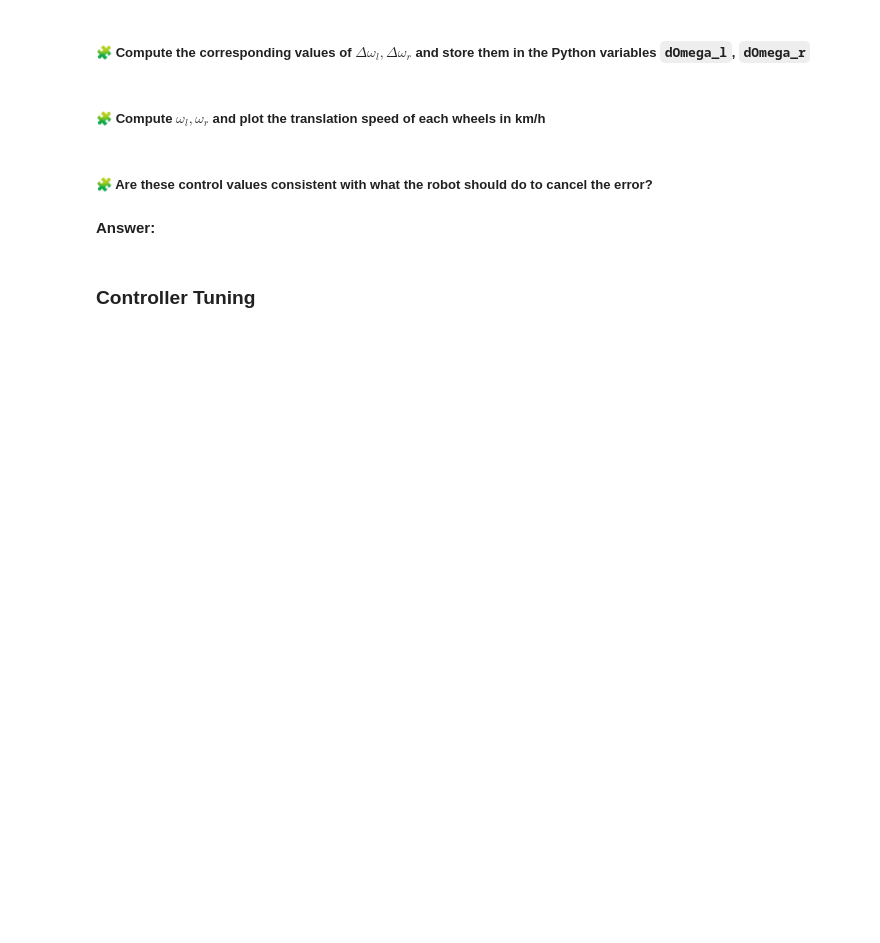
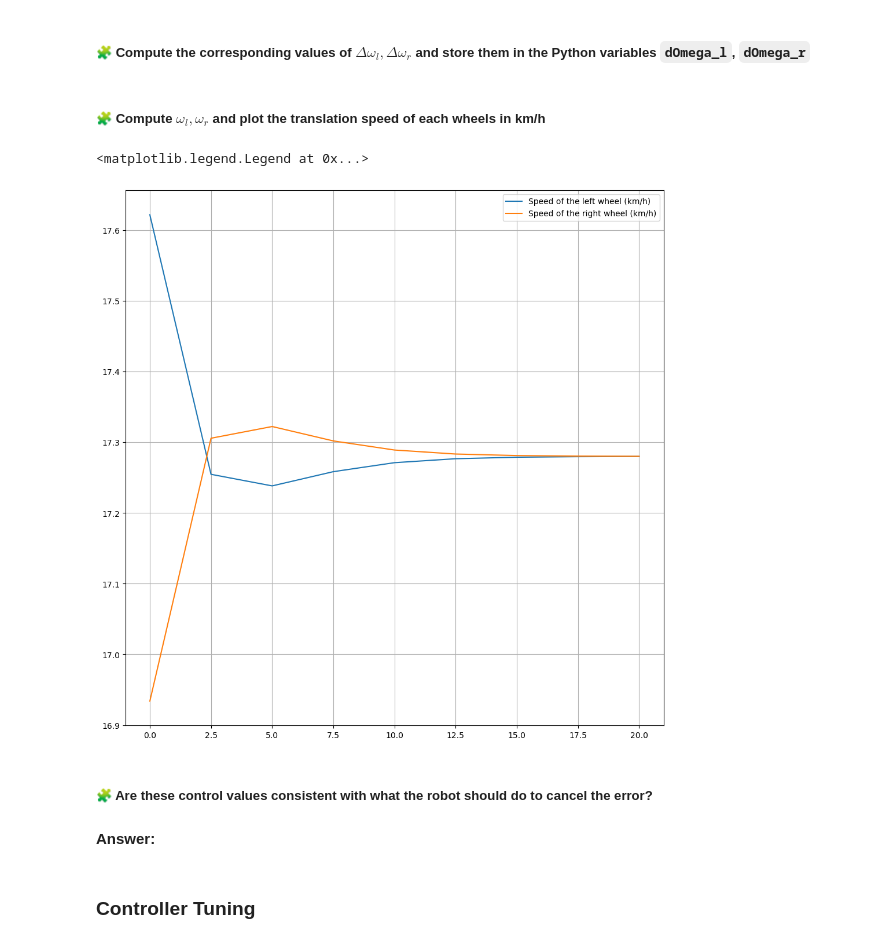
Before and after one commit to AchrafRachidi2000/control-engineering-with-python-project-2022-2023, a Jupyter notebook: Project-2.ipynb, the cells around one changed output. Drawn from its saved outputs; the diff is of its cells as text; code cells hidden in the pictures; blank space fills up the shorter version.

```diff
--- a/Project-2.ipynb
+++ b/Project-2.ipynb
@@ -575,3 +613,15 @@ pass
+# %%
+Omega_l = dOmega_l + 4.8/Rw
+Omega_r = dOmega_r + 4.8/Rw
+
+fig=figure(figsize=(12, 12))
+plot(t,Omega_l*Rw*3.6, label=r"Speed of the left wheel (km/h)")
+plot(t,Omega_r*Rw*3.6, label=r"Speed of the right wheel (km/h)")
+grid()
+legend()
+# %% [output]
+<matplotlib.legend.Legend at 0x...>
+[figure, added]
 # %% [markdown]
 ##### 🧩 Are these control values consistent with what the robot should do to cancel the error?
 # %% [markdown]
```
Also changed, not shown: parts of 11 cells of this notebook.
